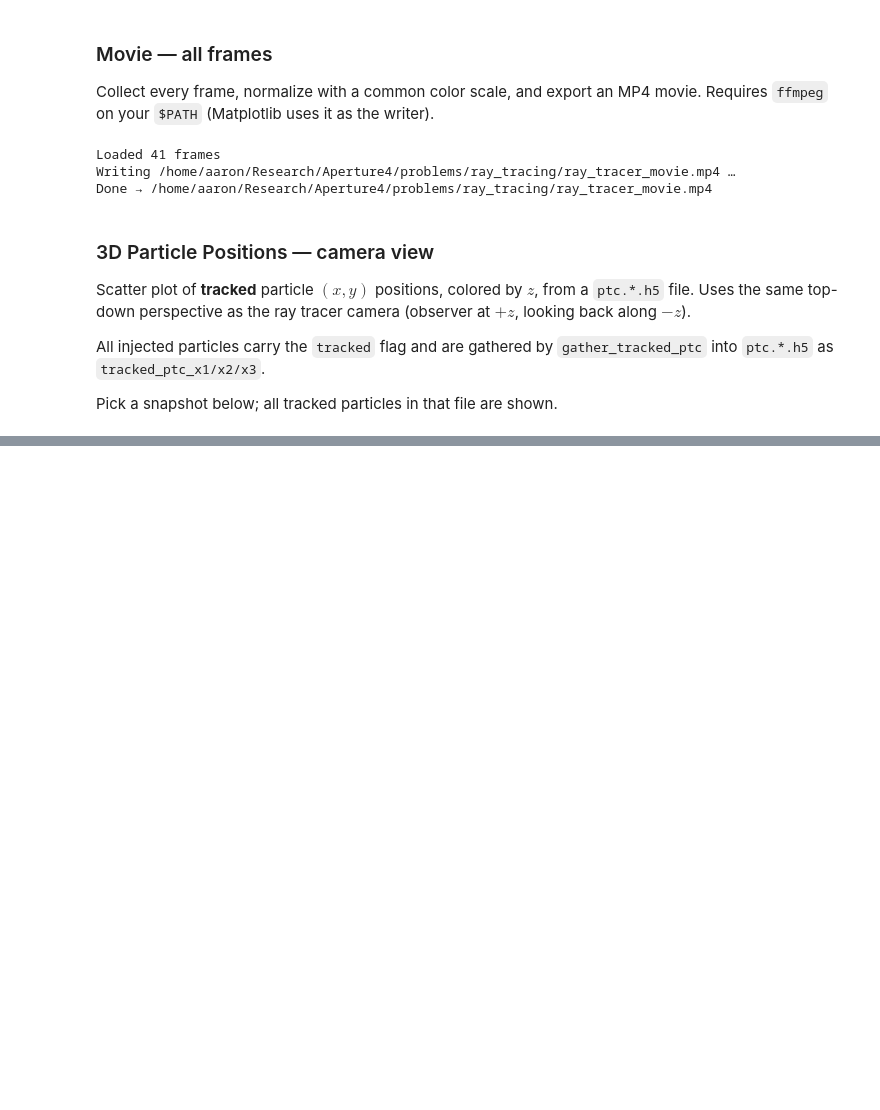
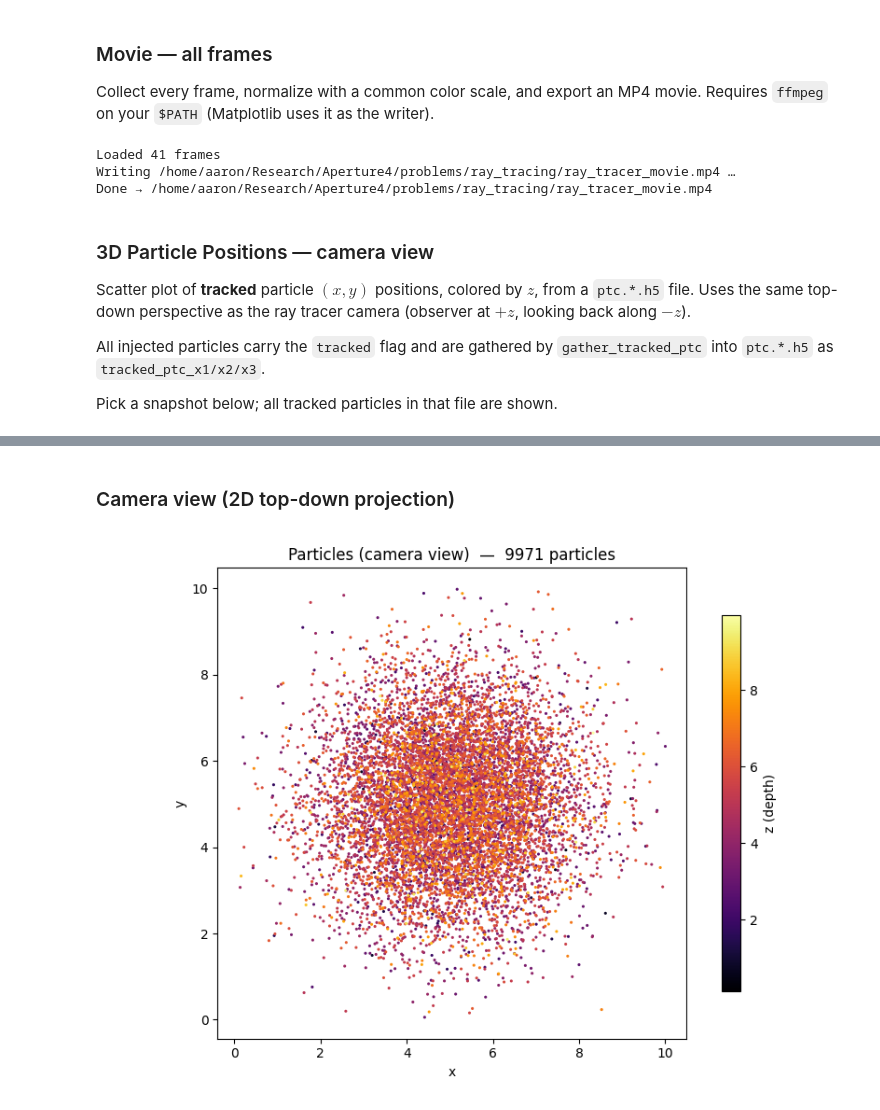
Before and after one commit to Aaron-Barrios/Aperture4, a Jupyter notebook: problems/ray_tracing/view_pgm.ipynb, the cells around one changed output, grey strips where cells are left out. Saved outputs shown, nothing was run; the diff lists cells and outputs as text; code cells hidden in the pictures; blank space fills up the shorter version.

```diff
--- a/problems/ray_tracing/view_pgm.ipynb
+++ b/problems/ray_tracing/view_pgm.ipynb
@@ -336,0 +322,14 @@ Available datasets (2 total):
+# %% [markdown]
+### Camera view (2D top-down projection)
+# %%
+fig_2d, ax_xy = plt.subplots(figsize=(8, 6))
+sc2 = ax_xy.scatter(x, y, c=z, s=5.0, cmap="inferno", edgecolors="none")
+ax_xy.set_title(f"Particles (camera view)  —  {len(x)} particles")
+ax_xy.set_xlabel("x")
+ax_xy.set_ylabel("y")
+ax_xy.set_aspect("equal")
+plt.colorbar(sc2, ax=ax_xy, label="z (depth)", shrink=0.8)
+plt.tight_layout()
+plt.show()
+# %% [output]
+[figure, added]
```
Also changed, not shown: parts of 7 cells of this notebook.
